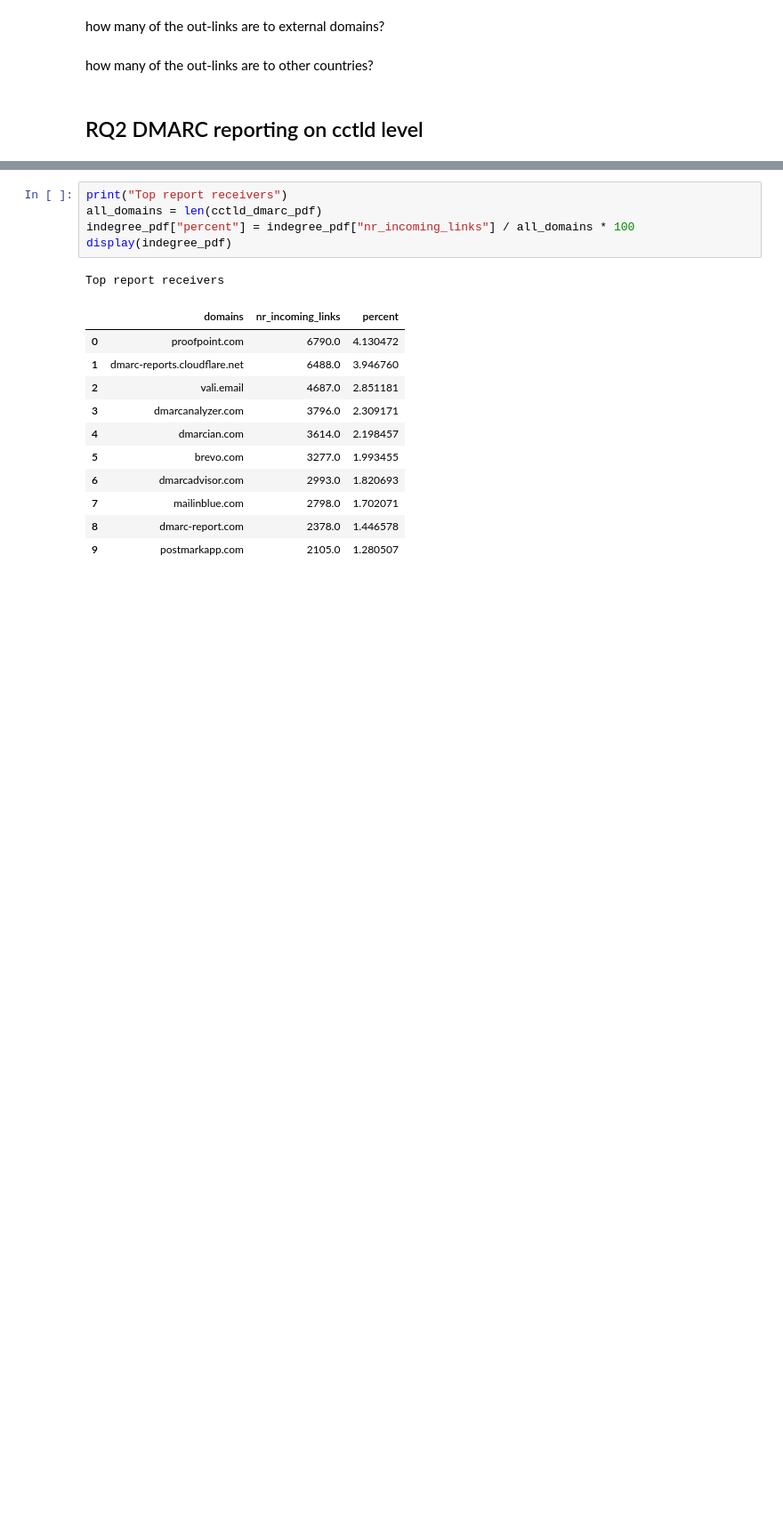
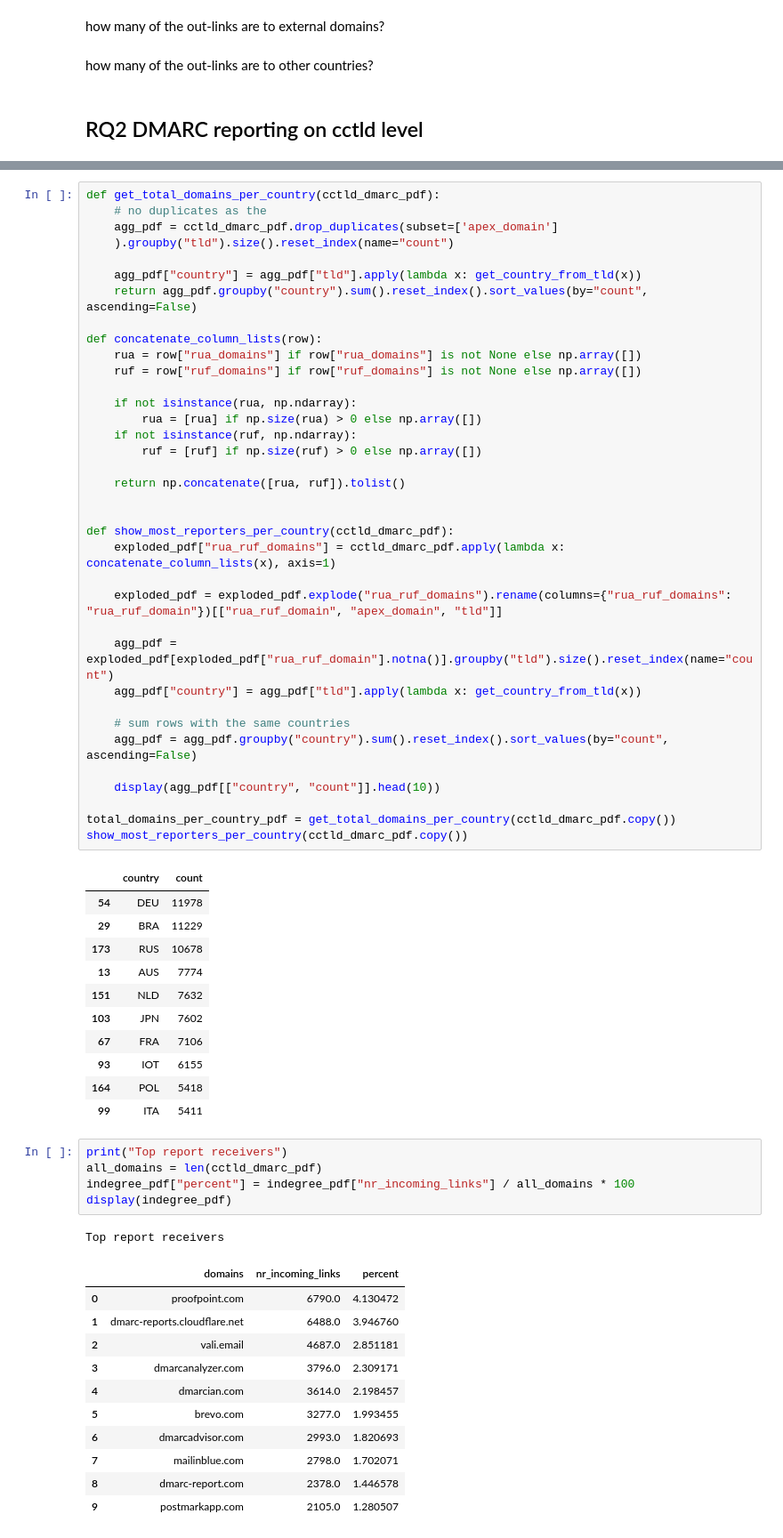
Before and after one commit to internettransparency/dmarc-cctld-research, a Jupyter notebook: notebooks/process-results.ipynb, the cells around one changed output, grey strips where cells are left out. Shown at 89% size. Drawn from its saved outputs; the diff is of its cells as text; blank space fills up the shorter version.

```diff
--- a/notebooks/process-results.ipynb
+++ b/notebooks/process-results.ipynb
@@ -1467,3 +1477,51 @@ show the % of external domains per country (world map) -- real external.
+# %%
+def get_total_domains_per_country(cctld_dmarc_pdf):
+    # no duplicates as the
+    agg_pdf = cctld_dmarc_pdf.drop_duplicates(subset=['apex_domain']
+    ).groupby("tld").size().reset_index(name="count")
+
+    agg_pdf["country"] = agg_pdf["tld"].apply(lambda x: get_country_from_tld(x))
+    return agg_pdf.groupby("country").sum().reset_index().sort_values(by="count", ascending=False)
+
+def concatenate_column_lists(row):
+    rua = row["rua_domains"] if row["rua_domains"] is not None else np.array([])
+    ruf = row["ruf_domains"] if row["ruf_domains"] is not None else np.array([])
+
+    if not isinstance(rua, np.ndarray):
+        rua = [rua] if np.size(rua) > 0 else np.array([])
+    if not isinstance(ruf, np.ndarray):
+        ruf = [ruf] if np.size(ruf) > 0 else np.array([])
+
+    return np.concatenate([rua, ruf]).tolist()
+
+
+def show_most_reporters_per_country(cctld_dmarc_pdf):
+    exploded_pdf["rua_ruf_domains"] = cctld_dmarc_pdf.apply(lambda x: concatenate_column_lists(x), axis=1)
+
+    exploded_pdf = exploded_pdf.explode("rua_ruf_domains").rename(columns={"rua_ruf_domains": "rua_ruf_domain"})[["rua_ruf_domain", "apex_domain", "tld"]]
+
+    agg_pdf = exploded_pdf[exploded_pdf["rua_ruf_domain"].notna()].groupby("tld").size().reset_index(name="count")
+    agg_pdf["country"] = agg_pdf["tld"].apply(lambda x: get_country_from_tld(x))
+
+    # sum rows with the same countries
+    agg_pdf = agg_pdf.groupby("country").sum().reset_index().sort_values(by="count", ascending=False)
+
+    display(agg_pdf[["country", "count"]].head(10))
+
+total_domains_per_country_pdf = get_total_domains_per_country(cctld_dmarc_pdf.copy())
+show_most_reporters_per_country(cctld_dmarc_pdf.copy())
+# %% [output]
+|  | country | count |
+| 54 | DEU | 11978 |
+| 29 | BRA | 11229 |
+| 173 | RUS | 10678 |
+| 13 | AUS | 7774 |
+| 151 | NLD | 7632 |
+| 103 | JPN | 7602 |
+| 67 | FRA | 7106 |
+| 93 | IOT | 6155 |
+| 164 | POL | 5418 |
+| 99 | ITA | 5411 |
 # %%
 print("Top report receivers")
 all_domains = len(cctld_dmarc_pdf)
```
Also changed, not shown: parts of 2 cells of this notebook, 3 other files.
